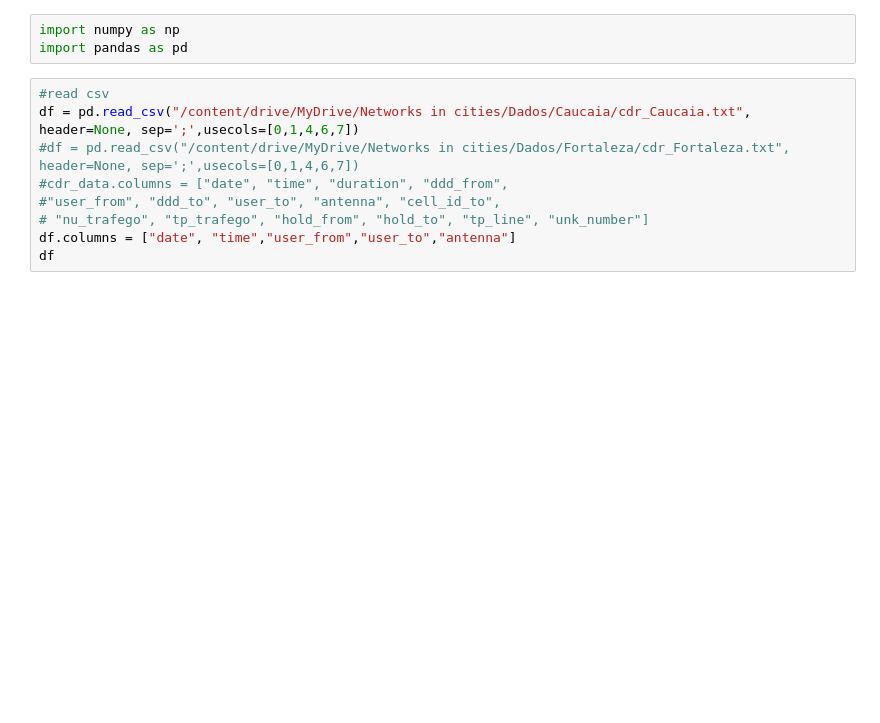
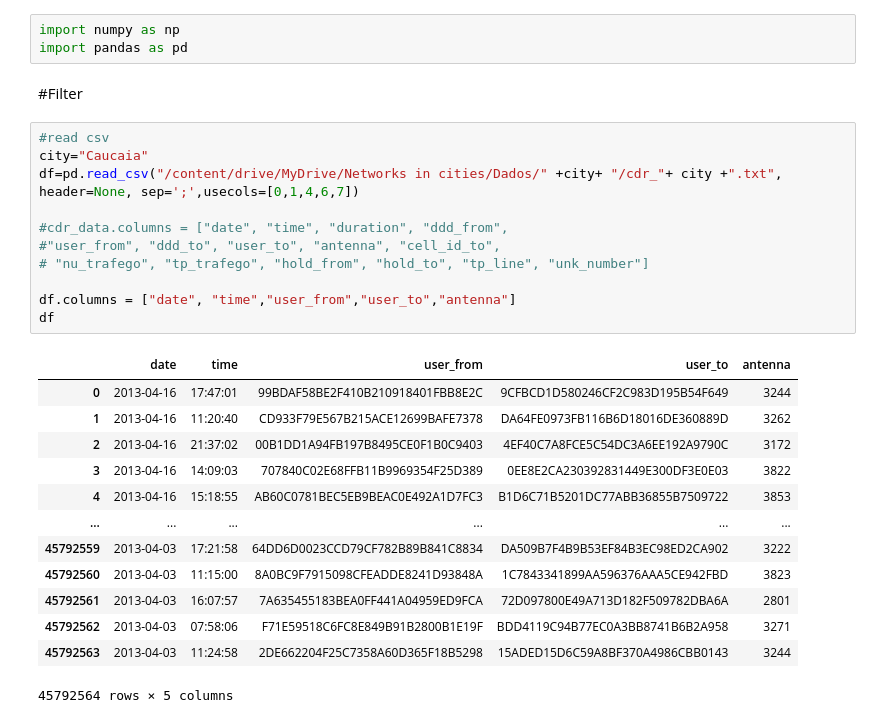
Before and after one commit to anahimaciel/Networks-in-cities, a Jupyter notebook: UserFilter.ipynb, the cells around one changed output. Drawn from its saved outputs; the diff is of its cells as text; blank space fills up the shorter version.

```diff
--- a/UserFilter.ipynb
+++ b/UserFilter.ipynb
@@ -8,15 +8,33 @@ Mounted at /content/drive
 # %%
 import numpy as np
 import pandas as pd
+# %% [markdown]
+#Filter
 # %%
 #read csv
-df = pd.read_csv("/content/drive/MyDrive/Networks in cities/Dados/Caucaia/cdr_Caucaia.txt", header=None, sep=';',usecols=[0,1,4,6,7])
-#df = pd.read_csv("/content/drive/MyDrive/Networks in cities/Dados/Fortaleza/cdr_Fortaleza.txt", header=None, sep=';',usecols=[0,1,4,6,7])
+city="Caucaia"
+df=pd.read_csv("/content/drive/MyDrive/Networks in cities/Dados/" +city+ "/cdr_"+ city +".txt", header=None, sep=';',usecols=[0,1,4,6,7])
+
 #cdr_data.columns = ["date", "time", "duration", "ddd_from",
 #"user_from", "ddd_to", "user_to", "antenna", "cell_id_to",
 # "nu_trafego", "tp_trafego", "hold_from", "hold_to", "tp_line", "unk_number"]
+
 df.columns = ["date", "time","user_from","user_to","antenna"]
 df
+# %% [output]
+|  | date | time | user_from | user_to | antenna |
+| 0 | 2013-04-16 | 17:47:01 | 99BDAF58BE2F410B210918401FBB8E2C | 9CFBCD1D580246CF2C983D195B54F649 | 3244 |
+| 1 | 2013-04-16 | 11:20:40 | CD933F79E567B215ACE12699BAFE7378 | DA64FE0973FB116B6D18016DE360889D | 3262 |
+| 2 | 2013-04-16 | 21:37:02 | 00B1DD1A94FB197B8495CE0F1B0C9403 | 4EF40C7A8FCE5C54DC3A6EE192A9790C | 3172 |
+| 3 | 2013-04-16 | 14:09:03 | 707840C02E68FFB11B9969354F25D389 | 0EE8E2CA230392831449E300DF3E0E03 | 3822 |
+| 4 | 2013-04-16 | 15:18:55 | AB60C0781BEC5EB9BEAC0E492A1D7FC3 | B1D6C71B5201DC77ABB36855B7509722 | 3853 |
+| ... | ... | ... | ... | ... | ... |
+| 45792559 | 2013-04-03 | 17:21:58 | 64DD6D0023CCD79CF782B89B841C8834 | DA509B7F4B9B53EF84B3EC98ED2CA902 | 3222 |
+| 45792560 | 2013-04-03 | 11:15:00 | 8A0BC9F7915098CFEADDE8241D93848A | 1C7843341899AA596376AAA5CE942FBD | 3823 |
+| 45792561 | 2013-04-03 | 16:07:57 | 7A635455183BEA0FF441A04959ED9FCA | 72D097800E49A713D182F509782DBA6A | 2801 |
+| 45792562 | 2013-04-03 | 07:58:06 | F71E59518C6FC8E849B91B2800B1E19F | BDD4119C94B77EC0A3BB8741B6B2A958 | 3271 |
+| 45792563 | 2013-04-03 | 11:24:58 | 2DE662204F25C7358A60D365F18B5298 | 15ADED15D6C59A8BF370A4986CBB0143 | 3244 |
+45792564 rows × 5 columns
 # %%
 #create dataframe with number of calls of each user
 calls_by_user=df.groupby('user_from').agg({'date':'nunique','time':'nunique'}).reset_index()
```
Also changed, not shown: parts of 5 cells of this notebook.
